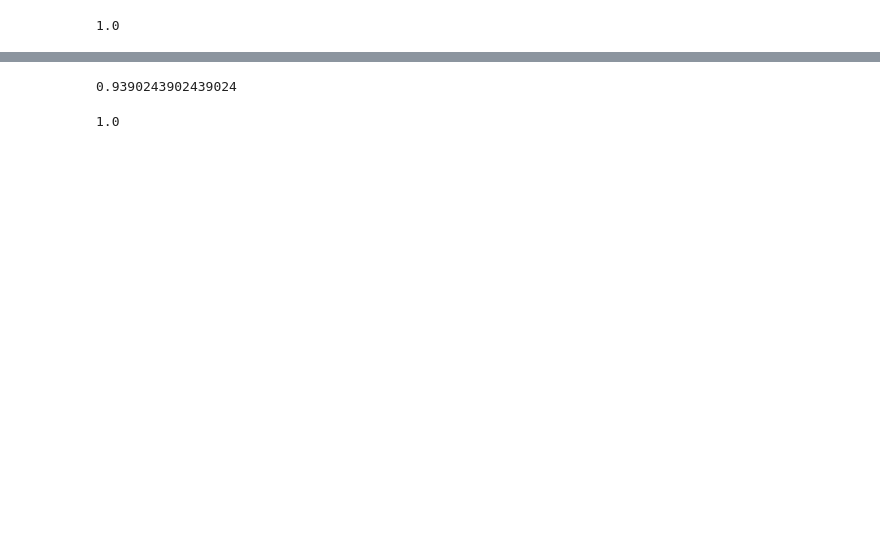
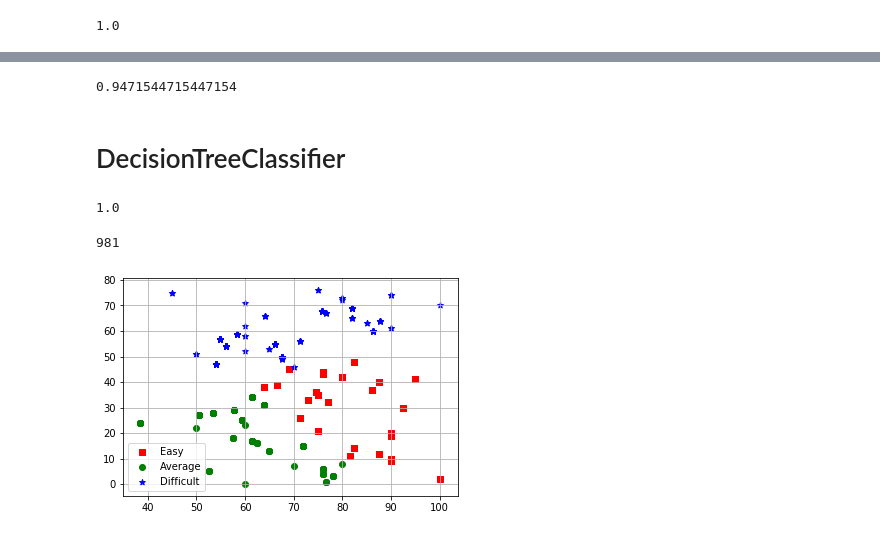
Before and after one commit to Sudha8374/courseprediction-classification-, a Jupyter notebook: final1pro.ipynb, the cells around one changed output, grey strips where cells are left out. Drawn from its saved outputs; the diff is of its cells as text; code cells hidden in the pictures; blank space fills up the shorter version.

```diff
--- a/final1pro.ipynb
+++ b/final1pro.ipynb
@@ -195,0 +232,4 @@ for st in data['Strength']:
+# %%
+from sklearn.preprocessing import LabelEncoder
+le=LabelEncoder()
+data['Course']=le.fit_transform(data['Course'])
@@ -196,5 +257,5 @@ for st in data['Strength']:
 # %%
-li=['MTT_50','ETT_100','CA_100','Strength']
+li=['MTT_50','ETT_100','CA_100','Course','Strength']
 X=data[li]
 # %%
 from sklearn.model_selection import train_test_split
@@ -227,7 +294,9 @@ y2_pred=clf.predict(x_test)
 # %%
 accuracy_score(y2_pred,y_test)
 # %% [output]
-0.9390243902439024
+0.9471544715447154
+# %% [markdown]
+# DecisionTreeClassifier
 # %%
 from sklearn.tree import DecisionTreeClassifier
 dt=DecisionTreeClassifier()
@@ -237,5 +306,19 @@ y3_pred=dt.predict(x_test)
 accuracy_score(y3_pred,y_test)
 # %% [output]
 1.0
+# %%
+len(np.array(X)[:,3])
+# %% [output]
+981
+# %%
+pp=np.array(X)
+plt.scatter(pp[y_km==0,4],pp[y_km==0,3],c='red',marker='s',label='Easy')
+plt.scatter(pp[y_km==1,4],pp[y_km==1,3],c='green',marker='o',label='Average')
+plt.scatter(pp[y_km==2,4],pp[y_km==2,3],c='blue',marker='*',label='Difficult')
+plt.legend()
+plt.grid()
+plt.show()
+# %% [output]
+[figure, added]
 # %%
 data.head()
```
Also changed, not shown: parts of 15 cells of this notebook.
